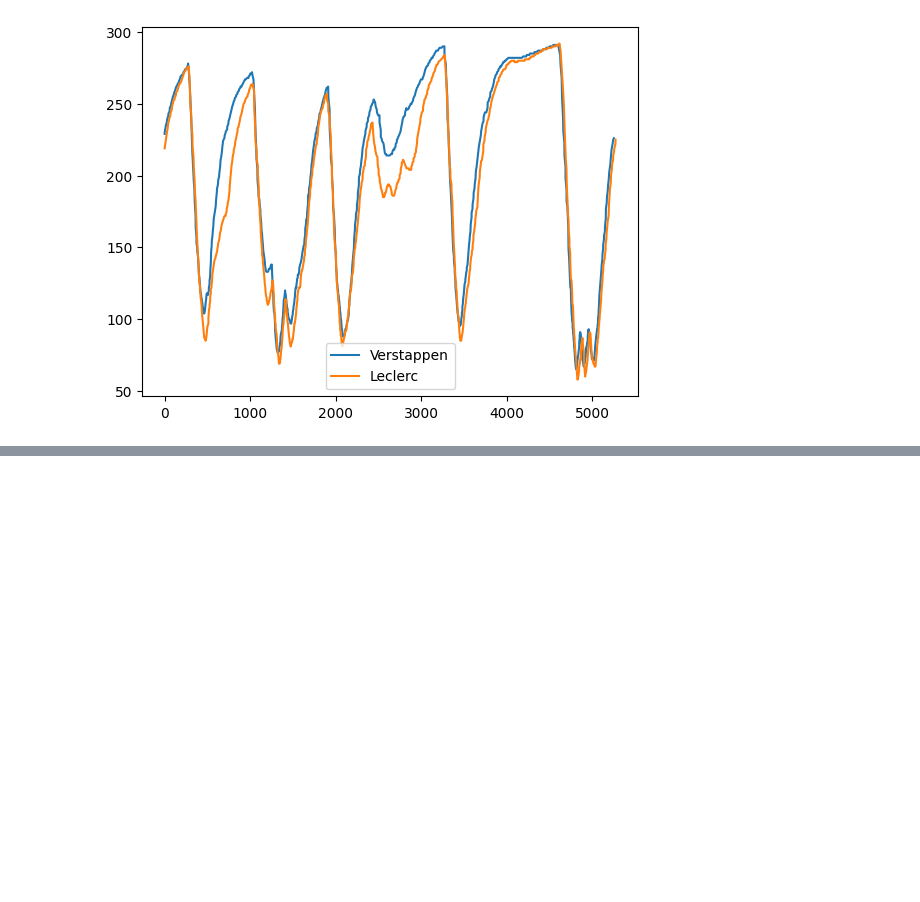
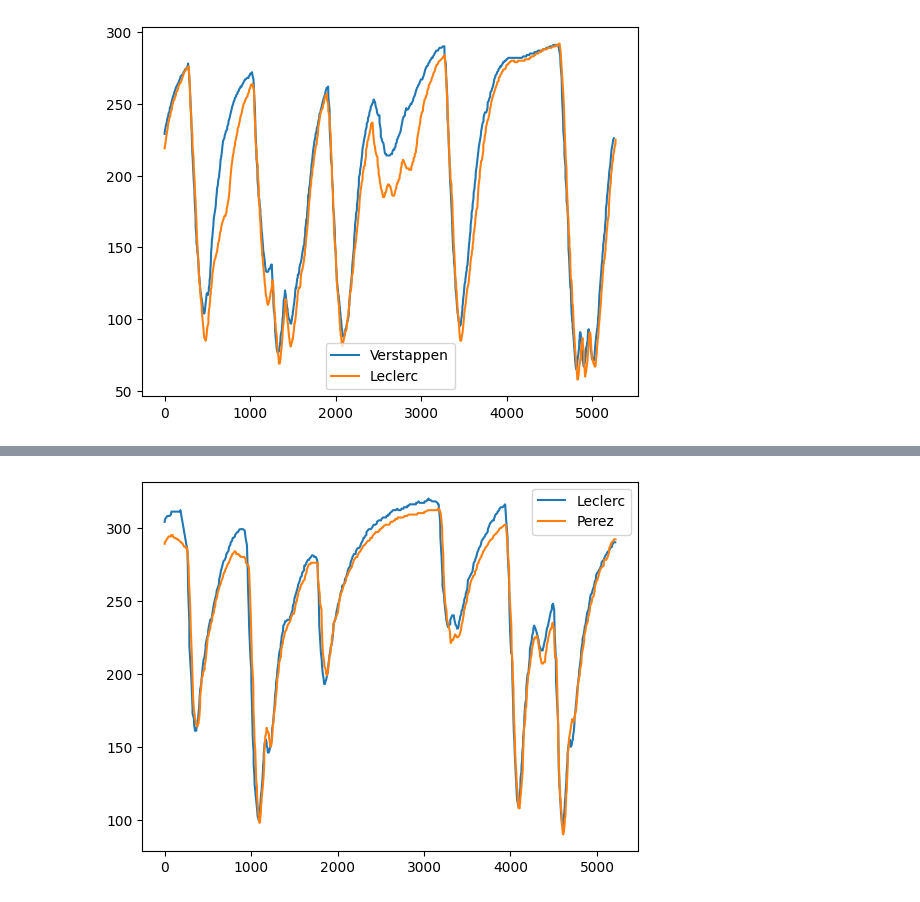
Before and after one commit to SohamDesai1/F1-data-analysis, a Jupyter notebook: f1_data_2022.ipynb, the cells around one changed output, grey strips where cells are left out. Saved outputs shown, nothing was run; the diff lists cells and outputs as text; code cells hidden in the pictures; blank space fills up the shorter version.

Commit message:
speed comparison of 2 drivers

```diff
--- a/f1_data_2022.ipynb
+++ b/f1_data_2022.ipynb
@@ -78,3 +78,6 @@ plt.legend()
 plt.show()
 # %% [output]
 [figure]
+# %%
+race2 = f1.get_session(2022,'Australia','R')
+race2.load()
@@ -80,0 +122,16 @@ plt.show()
+# %%
+laps_lec1 = race2.laps.pick_driver('LEC').pick_fastest()
+telemetry_lec1 = laps_lec1.get_telemetry().add_distance()
+speed_lec1 = telemetry_lec1.Speed
+
+laps_per = race2.laps.pick_driver('PER').pick_fastest()
+telemetry_per = laps_per.get_telemetry().add_distance()
+speed_per = telemetry_per.Speed
+
+# plot two fastest laps
+plt.plot(telemetry_lec1.Distance, speed_lec1, label='Leclerc')
+plt.plot(telemetry_per.Distance, speed_per, label='Perez')
+plt.legend()
+plt.show()
+# %% [output]
+[figure, added]
```
Also changed, not shown: parts of 3 cells of this notebook.
